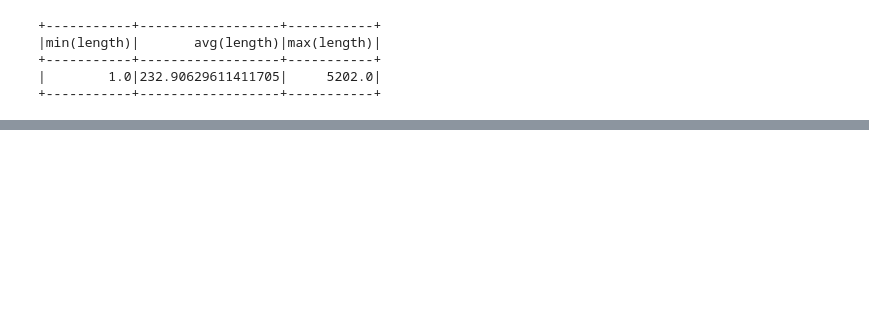
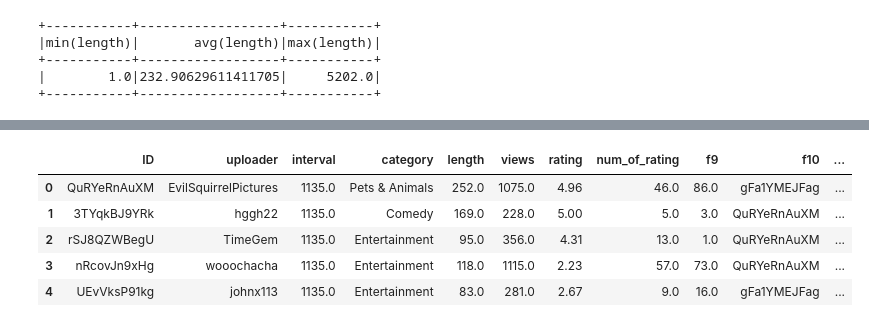
Before and after one commit to bbchen33/Data-Science, a Jupyter notebook: BigData_PySpark.ipynb, the cells around one changed output, grey strips where cells are left out. Saved outputs shown, nothing was run; the diff lists cells and outputs as text; code cells hidden in the pictures; blank space fills up the shorter version.

```diff
--- a/BigData_PySpark.ipynb
+++ b/BigData_PySpark.ipynb
@@ -115,0 +259,10 @@ df1.select([min('length'),mean('length'),max('length')]).show()
+# %%
+df1_pd = df1.toPandas()
+df1_pd.head()
+# %% [output]
+|  | ID | uploader | interval | category | length | views | rating | num_of_rating | f9 | f10 | ... |
+| 0 | QuRYeRnAuXM | EvilSquirrelPictures | 1135.0 | Pets & Animals | 252.0 | 1075.0 | 4.96 | 46.0 | 86.0 | gFa1YMEJFag | ... |
+| 1 | 3TYqkBJ9YRk | hggh22 | 1135.0 | Comedy | 169.0 | 228.0 | 5.00 | 5.0 | 3.0 | QuRYeRnAuXM | ... |
+| 2 | rSJ8QZWBegU | TimeGem | 1135.0 | Entertainment | 95.0 | 356.0 | 4.31 | 13.0 | 1.0 | QuRYeRnAuXM | ... |
+| 3 | nRcovJn9xHg | wooochacha | 1135.0 | Entertainment | 118.0 | 1115.0 | 2.23 | 57.0 | 73.0 | QuRYeRnAuXM | ... |
+| 4 | UEvVksP91kg | johnx113 | 1135.0 | Entertainment | 83.0 | 281.0 | 2.67 | 9.0 | 16.0 | gFa1YMEJFag | ... |
```
Also changed, not shown: parts of 17 cells of this notebook.
